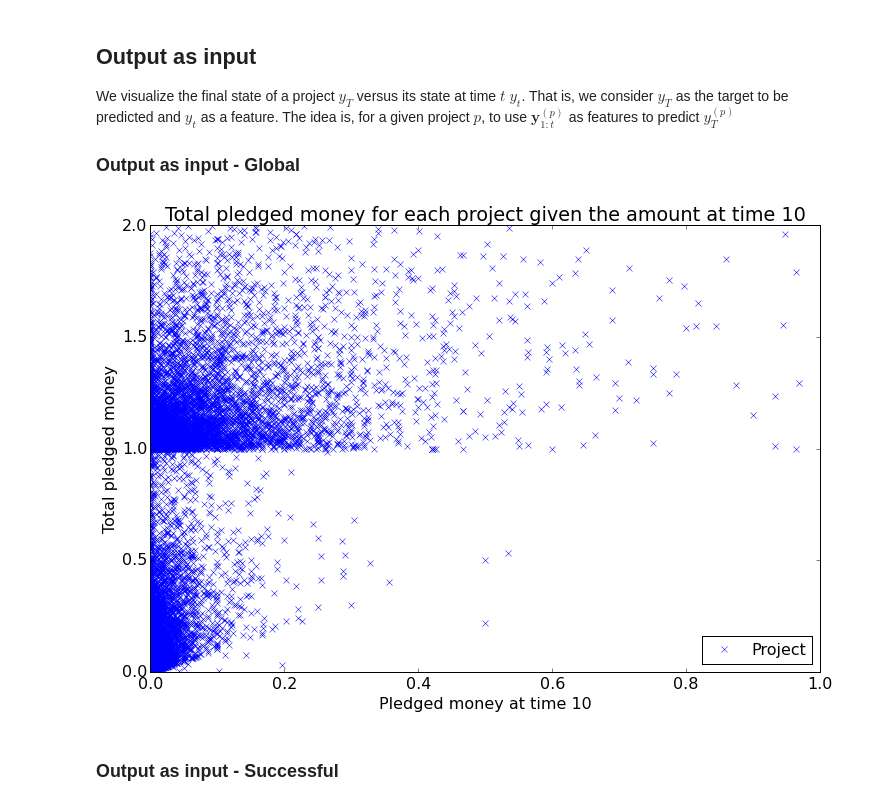
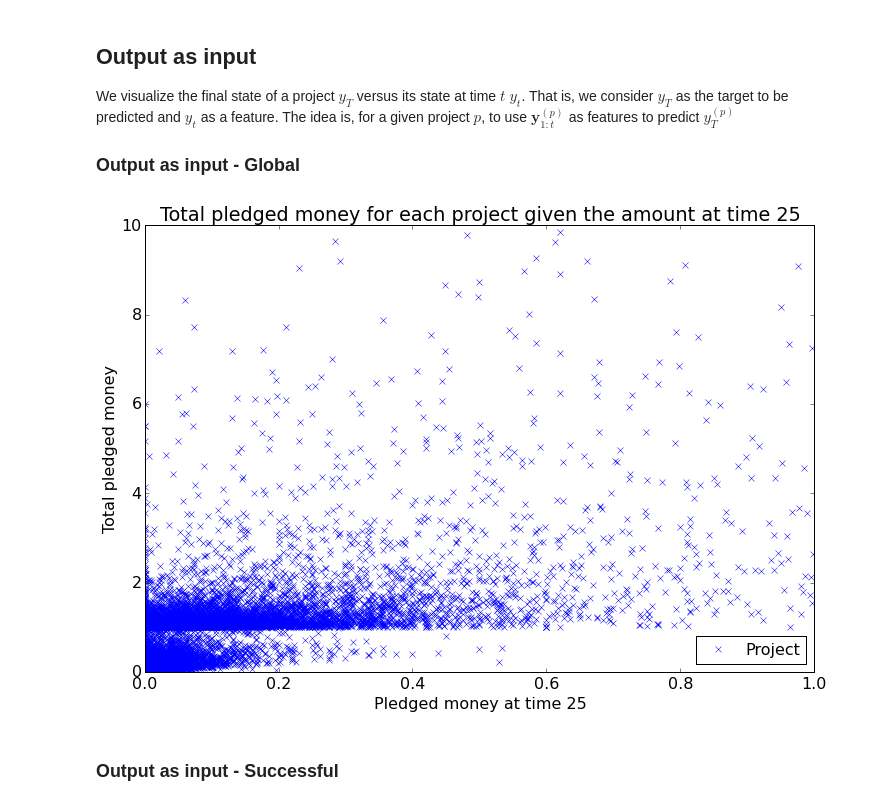
Before and after one commit to vicow/gaussian-process, a Jupyter notebook: notebooks/sidekick-1-eda.ipynb, the cells around one changed output. Saved outputs shown, nothing was run; the diff lists cells and outputs as text; code cells hidden in the pictures.

```diff
--- a/notebooks/sidekick-1-eda.ipynb
+++ b/notebooks/sidekick-1-eda.ipynb
@@ -238,18 +242,18 @@ We visualize the final state of a project $y_T$ versus its state at time $t$ $y_
 ### Output as input - Global
 # %%
 T = 999
-t = 10
-yt = [p.money[t] for p in sk if p.money[T] < 2 and p.money[t] < 1]
-yT = [p.money[T] for p in sk if p.money[T] < 2 and p.money[t] < 1]
+t = 25
+yt = [p.money[t] for p in sk if p.money[T] < 10 and p.money[t] < 1]
+yT = [p.money[T] for p in sk if p.money[T] < 10 and p.money[t] < 1]
 plt.plot(yt, yT, 'x')
 plt.xlabel('Pledged money at time %s' % t)
 plt.ylabel('Total pledged money')
 plt.legend(['Project'], loc=4, numpoints=1)
 plt.title('Total pledged money for each project given the amount at time %s' % t)
 plt.savefig('input_output_global.pdf')
 plt.show()
 # %% [output]
-[figure, old version]
+[figure, new version]
 # %% [markdown]
 ###  Output as input - Successful
 # %%
```
Also changed, not shown: parts of 5 cells of this notebook, 4 other files.
